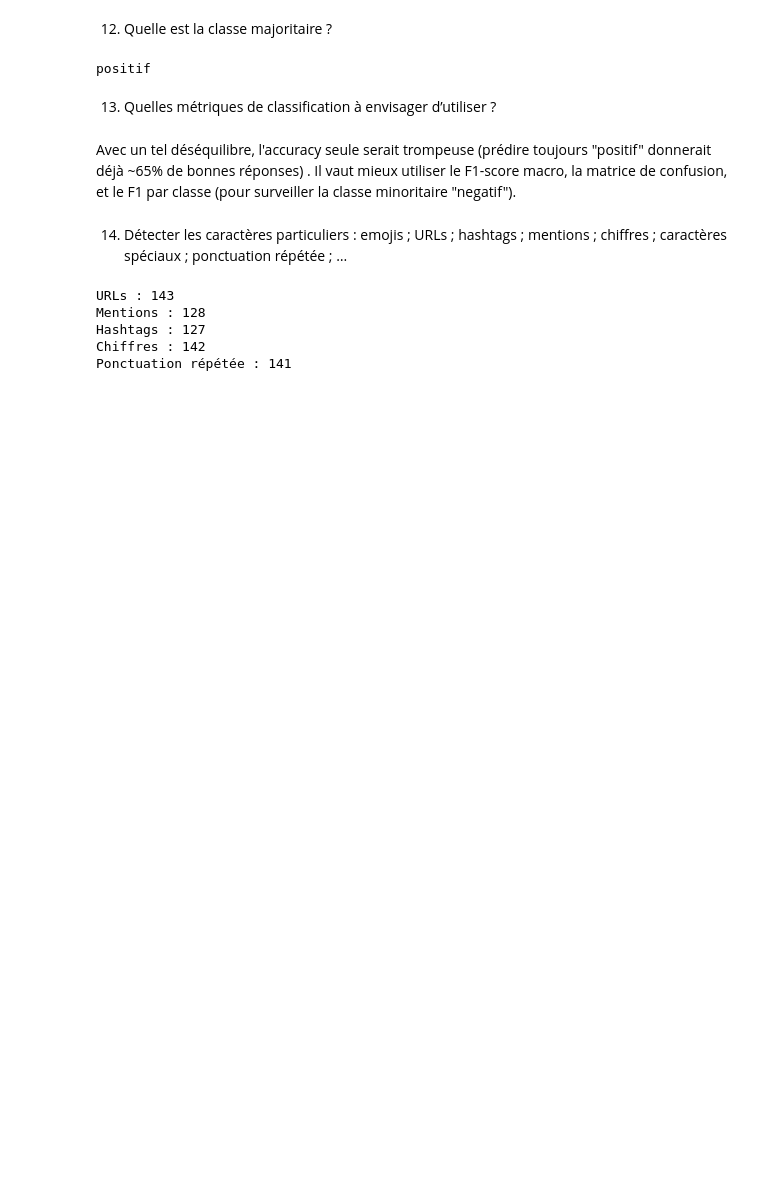
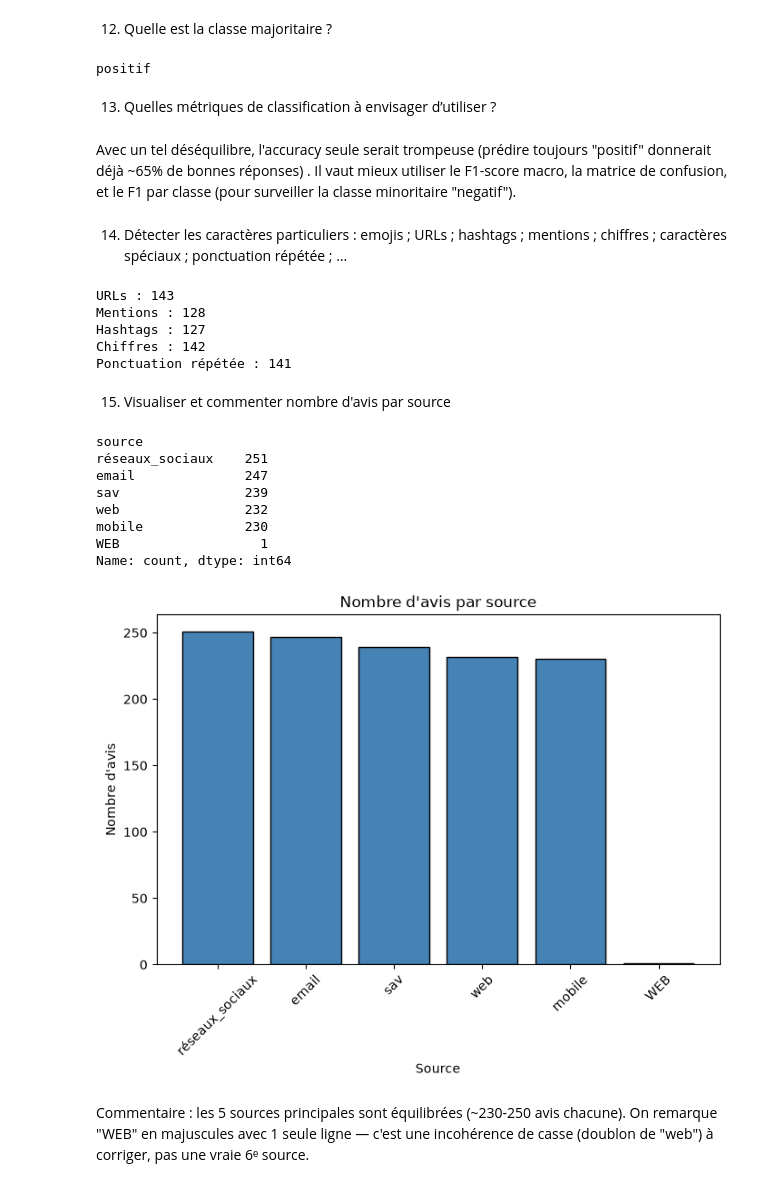
Before and after one commit to yohanfredyh/pr-paration-de-donn-es-textuelles, a Jupyter notebook: notebooks/atelier_prepa_donnees_textuelles.ipynb, the cells around one changed output. Cells and saved outputs as stored; diff of their text form; code cells hidden in the pictures; blank space fills up the shorter version.

Commit message:
visualisation et commentraire comprenant le nombre d'avis par source

```diff
--- a/notebooks/atelier_prepa_donnees_textuelles.ipynb
+++ b/notebooks/atelier_prepa_donnees_textuelles.ipynb
@@ -208,3 +208,30 @@ Mentions : 128
 Hashtags : 127
 Chiffres : 142
 Ponctuation répétée : 141
+# %% [markdown]
+15) Visualiser et commenter nombre d'avis par source
+# %%
+print(df['source'].value_counts())
+
+
+counts_source = df['source'].value_counts()
+
+plt.figure(figsize=(8, 5))
+plt.bar(counts_source.index, counts_source.values, color='steelblue', edgecolor='black')
+plt.xlabel('Source')
+plt.ylabel("Nombre d'avis")
+plt.title("Nombre d'avis par source")
+plt.xticks(rotation=45)
+plt.show()
+# %% [output]
+source
+réseaux_sociaux    251
+email              247
+sav                239
+web                232
+mobile             230
+WEB                  1
+Name: count, dtype: int64
+[figure, added]
+# %% [markdown]
+Commentaire : les 5 sources principales sont équilibrées (~230-250 avis chacune). On remarque "WEB" en majuscules avec 1 seule ligne — c'est une incohérence de casse (doublon de "web") à corriger, pas une vraie 6ᵉ source.
```
